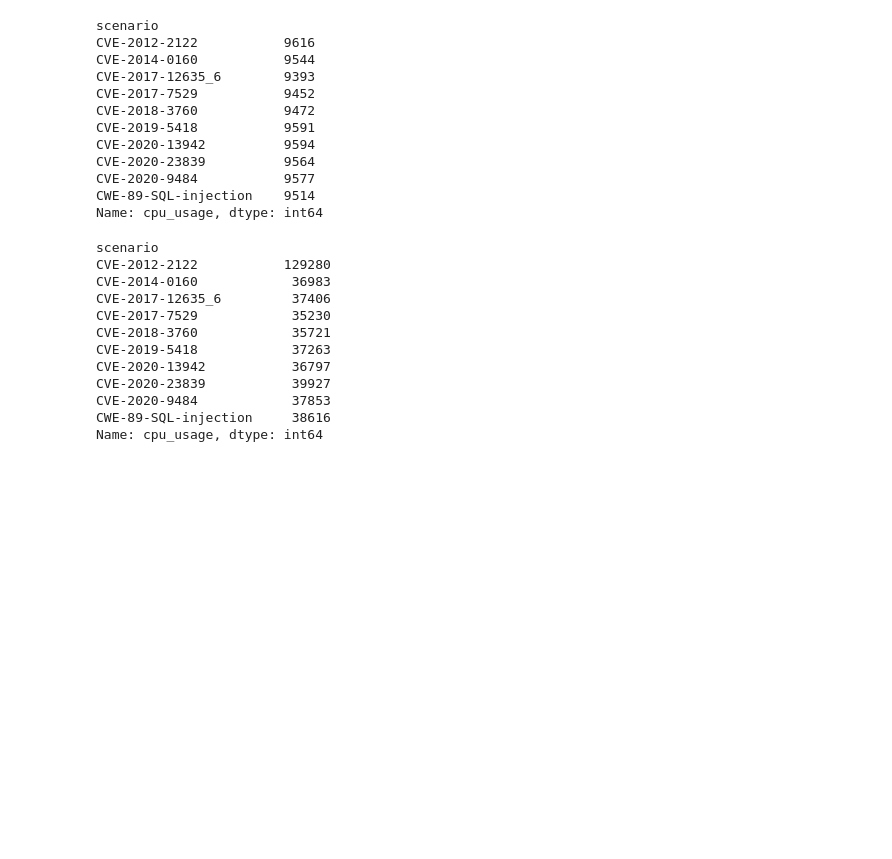
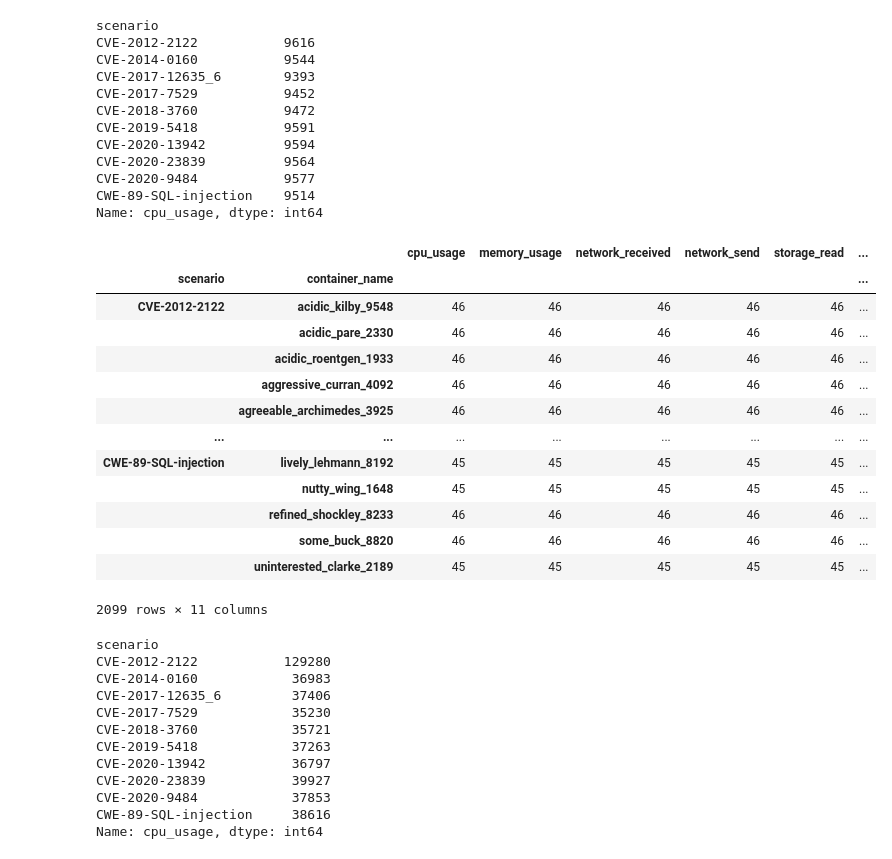
Before and after one commit to Janalytics94/anomaly-detection-software, a Jupyter notebook: src/notebooks/EDA.ipynb, the cells around one changed output. Saved outputs shown, nothing was run; the diff lists cells and outputs as text; code cells hidden in the pictures; blank space fills up the shorter version.

```diff
--- a/src/notebooks/EDA.ipynb
+++ b/src/notebooks/EDA.ipynb
@@ -114,6 +114,24 @@ CVE-2020-23839          9564
 CVE-2020-9484           9577
 CWE-89-SQL-injection    9514
 Name: cpu_usage, dtype: int64
+# %%
+# each sceanrio contains recordings which lasted between 45 and 46 seconds
+train.groupby(['scenario', 'container_name']).count()
+# %% [output]
+|  |  | cpu_usage | memory_usage | network_received | network_send | storage_read | ... |
+| scenario | container_name |  |  |  |  |  | ... |
+| CVE-2012-2122 | acidic_kilby_9548 | 46 | 46 | 46 | 46 | 46 | ... |
+|  | acidic_pare_2330 | 46 | 46 | 46 | 46 | 46 | ... |
+|  | acidic_roentgen_1933 | 46 | 46 | 46 | 46 | 46 | ... |
+|  | aggressive_curran_4092 | 46 | 46 | 46 | 46 | 46 | ... |
+|  | agreeable_archimedes_3925 | 46 | 46 | 46 | 46 | 46 | ... |
+| ... | ... | ... | ... | ... | ... | ... | ... |
+| CWE-89-SQL-injection | lively_lehmann_8192 | 45 | 45 | 45 | 45 | 45 | ... |
+|  | nutty_wing_1648 | 45 | 45 | 45 | 45 | 45 | ... |
+|  | refined_shockley_8233 | 46 | 46 | 46 | 46 | 46 | ... |
+|  | some_buck_8820 | 46 | 46 | 46 | 46 | 46 | ... |
+|  | uninterested_clarke_2189 | 45 | 45 | 45 | 45 | 45 | ... |
+2099 rows × 11 columns
 # %%
 # Observations per scenario Test
 test.groupby('scenario')['cpu_usage'].count()
```
Also changed, not shown: parts of 3 cells of this notebook.
